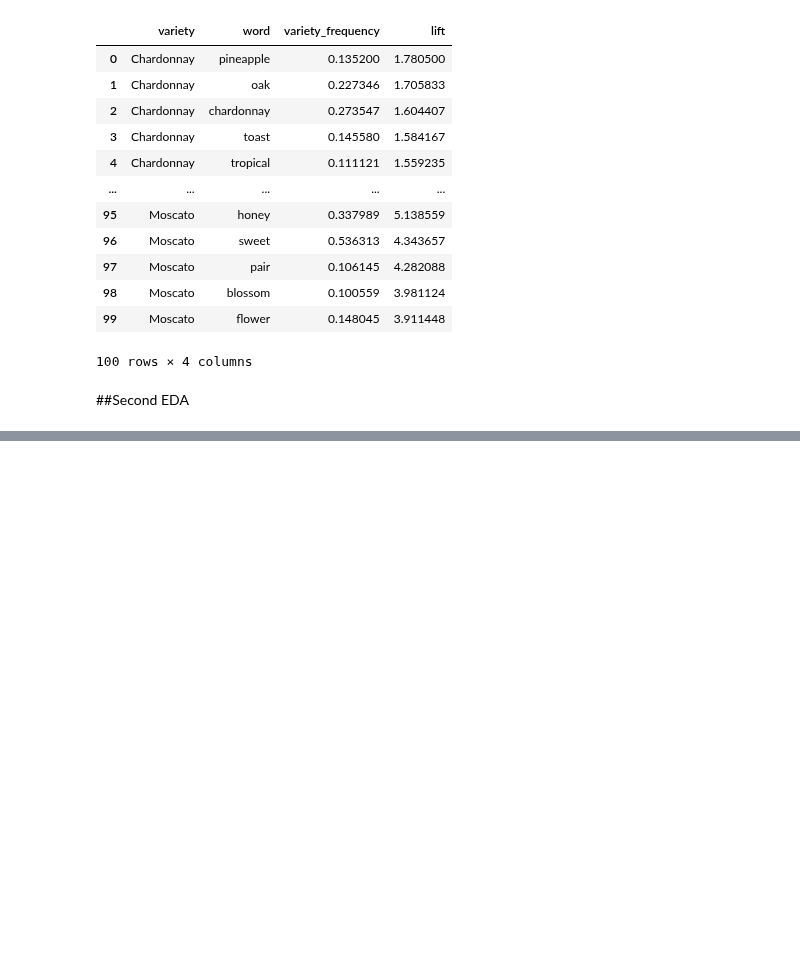
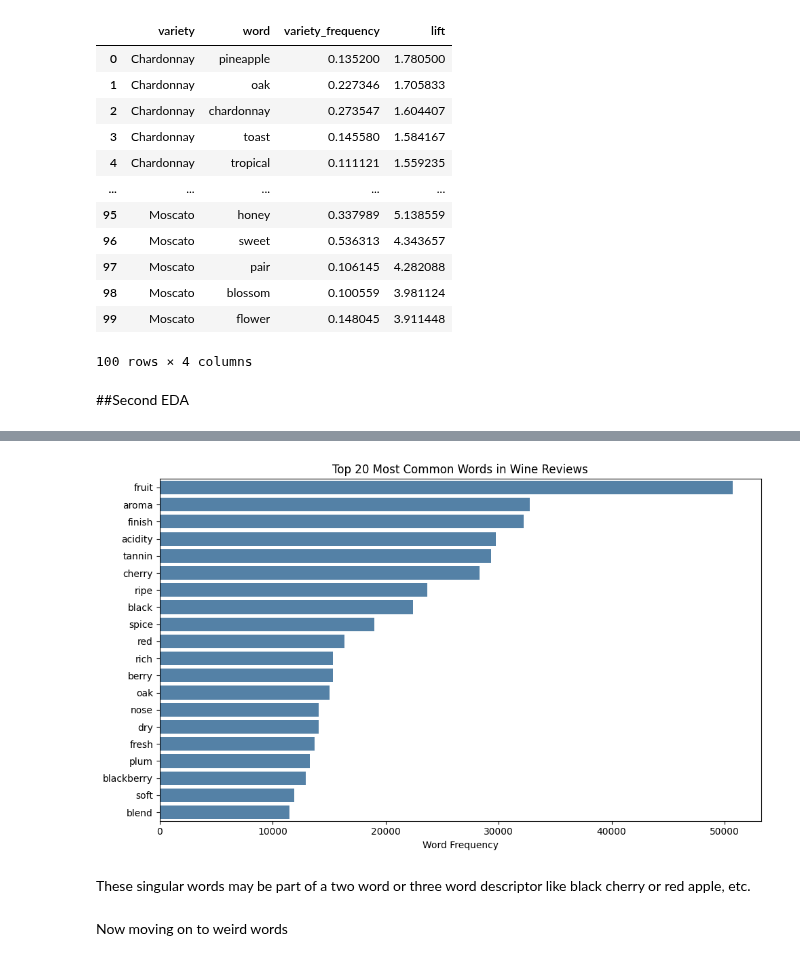
Before and after one commit to OwenLoughery/Project3-Wine_Reviews, a Jupyter notebook: 4401_Project_3_EDA_Stanley.ipynb, the cells around one changed output, grey strips where cells are left out. Cells and saved outputs as stored; diff of their text form; code cells hidden in the pictures; blank space fills up the shorter version.

```diff
--- a/4401_Project_3_EDA_Stanley.ipynb
+++ b/4401_Project_3_EDA_Stanley.ipynb
@@ -719,0 +875,17 @@ display(distinctive_words)
+# %%
+from collections import Counter
+
+# Count words from cleaned, masked reviews
+word_counts = Counter(
+    word
+    for tokens in df_new["tokens"]
+    for word in tokens
+)
+
+# Top 20 most common words
+top_words = pd.DataFrame(
+    word_counts.most_common(20),
+    columns=["Word", "Frequency"]
+)
+
+display(top_words)
@@ -719,0 +910,25 @@ display(distinctive_words)
+# %%
+import matplotlib.pyplot as plt
+import seaborn as sns
+
+plt.figure(figsize=(10, 6))
+
+sns.barplot(
+    data=top_words,
+    x="Frequency",
+    y="Word",
+    color="steelblue"
+)
+
+plt.title("Top 20 Most Common Words in Wine Reviews")
+plt.xlabel("Word Frequency")
+plt.ylabel("")
+
+plt.tight_layout()
+plt.show()
+# %% [output]
+[figure, added]
+# %% [markdown]
+These singular words may be part of a two word or three word descriptor like black cherry or red apple, etc.
+# %% [markdown]
+Now moving on to weird words
```
Also changed, not shown: parts of 17 cells of this notebook.
